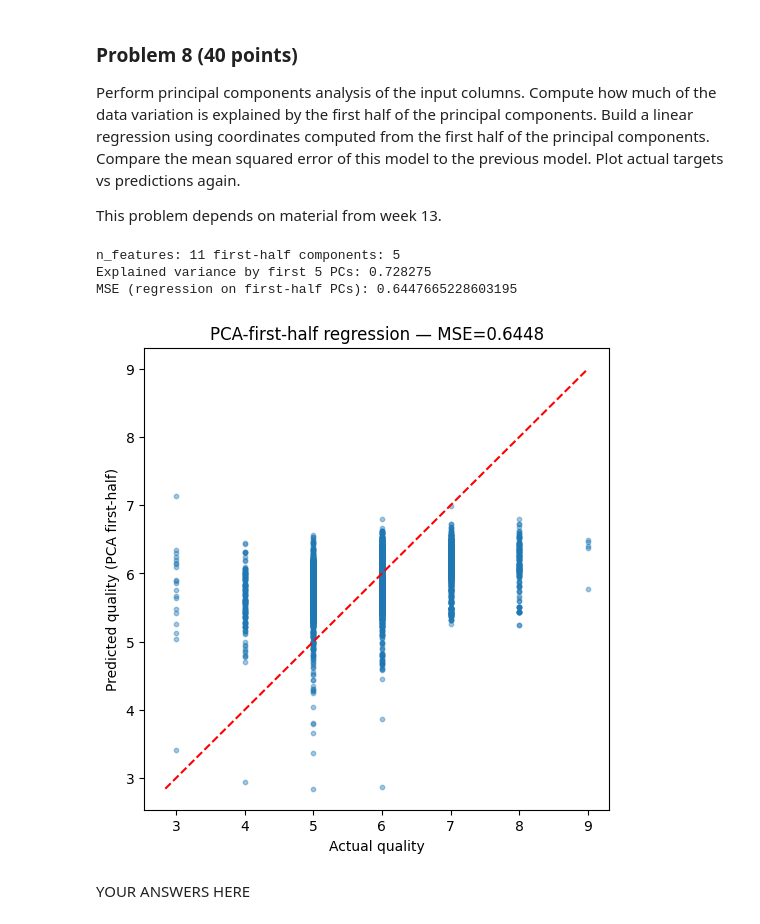
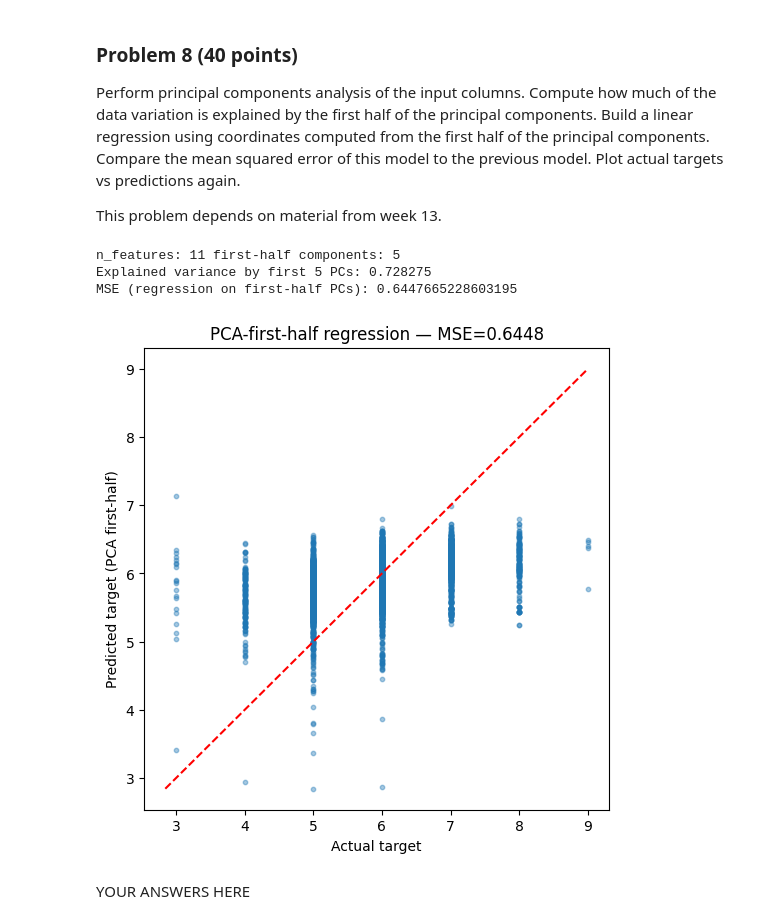
Before and after one commit to akamatt1/dx601-final-project, a Jupyter notebook: project.ipynb, the cells around one changed output. Saved outputs shown, nothing was run; the diff lists cells and outputs as text; code cells hidden in the pictures.

```diff
--- a/project.ipynb
+++ b/project.ipynb
@@ -506,36 +506,36 @@ X_std = X.std(axis=0, ddof=0)
 X_stdized = (X - X_mean) / X_std
 
 n_features = X.shape[1]
 n_half = n_features // 2
 print("n_features:", n_features, "first-half components:", n_half)
 
 pca = PCA()
 scores = pca.fit_transform(X_stdized)  # shape (n_samples, n_features)
 explained = pca.explained_variance_ratio_
 explained_first_half = explained[:n_half].sum()
 print(f"Explained variance by first {n_half} PCs: {explained_first_half:.6f}")
 
 # Regression on first-half PCs
 X_pca_half = scores[:, :n_half]
 lm_pca = LinearRegression().fit(X_pca_half, y)
 preds_pca = lm_pca.predict(X_pca_half)
 mse_pca = mean_squared_error(y, preds_pca)
 print("MSE (regression on first-half PCs):", mse_pca)
 
 # Plot actual vs predicted for PCA-based model
 plt.figure(figsize=(6,6))
 plt.scatter(y, preds_pca, alpha=0.4, s=10)
 minv, maxv = min(y.min(), preds_pca.min()), max(y.max(), preds_pca.max())
 plt.plot([minv, maxv], [minv, maxv], color='red', linestyle='--')
-plt.xlabel("Actual quality")
-plt.ylabel("Predicted quality (PCA first-half)")
+plt.xlabel("Actual target")
+plt.ylabel("Predicted target (PCA first-half)")
 plt.title(f"PCA-first-half regression — MSE={mse_pca:.4f}")
 plt.show()
 # %% [output]
 n_features: 11 first-half components: 5
 Explained variance by first 5 PCs: 0.728275
 MSE (regression on first-half PCs): 0.6447665228603195
-[figure, old version]
+[figure, new version]
 # %% [markdown]
 YOUR ANSWERS HERE
 # %% [markdown]
```
Also changed, not shown: parts of 3 cells of this notebook.
